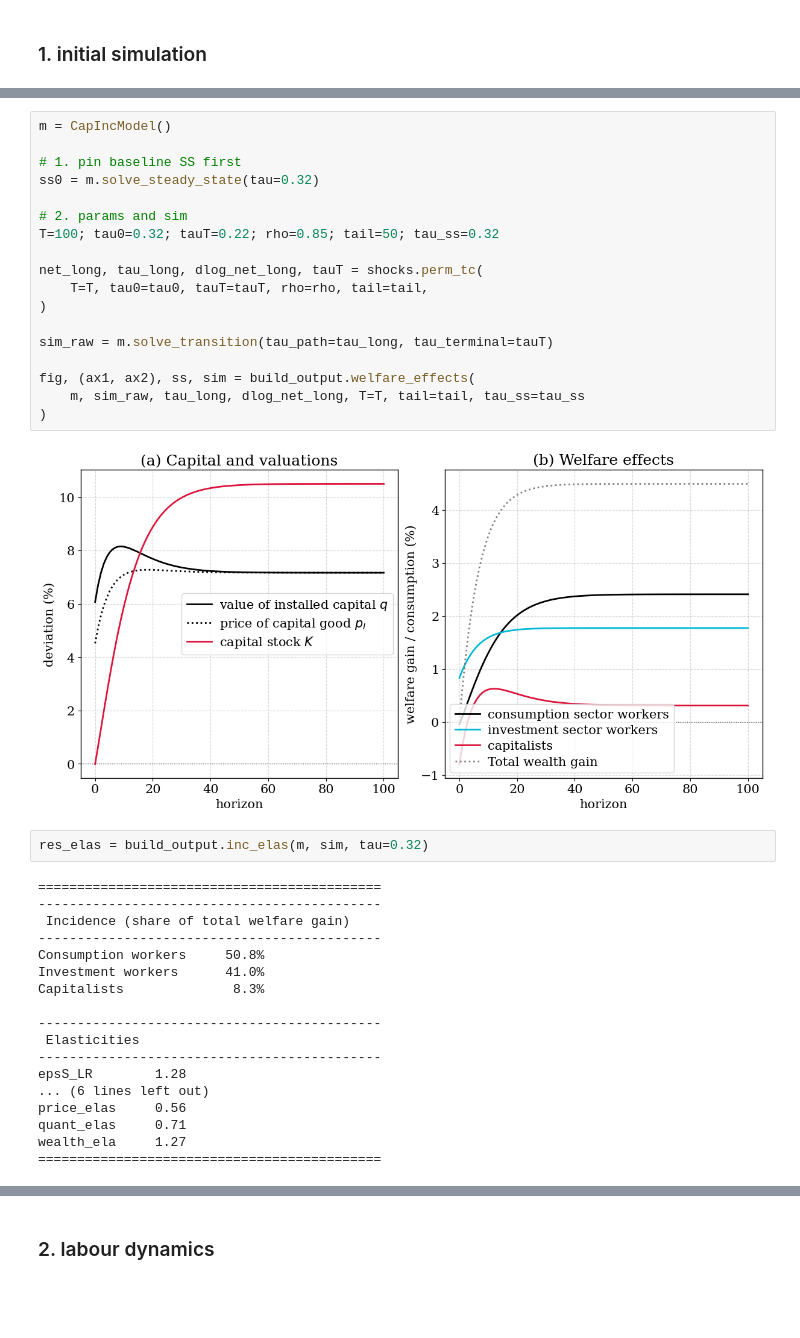
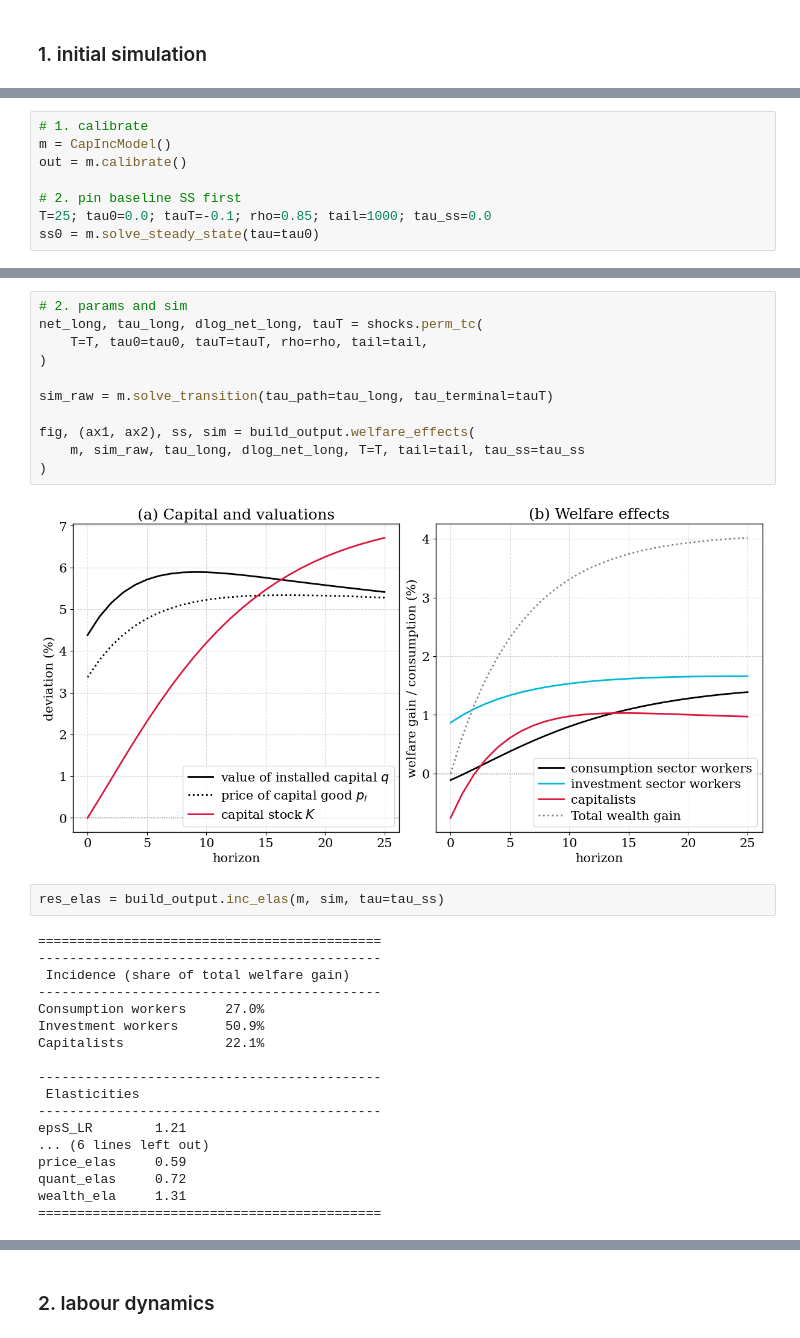
Before and after one commit to cfn368/ba_capinc, a Jupyter notebook: 3_interest_rate.ipynb, the cells around one changed output, grey strips where cells are left out. Saved outputs shown, nothing was run; the diff lists cells and outputs as text; blank space fills up the shorter version.

```diff
--- a/3_interest_rate.ipynb
+++ b/3_interest_rate.ipynb
@@ -8,0 +35,8 @@ The autoreload extension is already loaded. To reload it, use:
+# %%
+# 1. calibrate
+m = CapIncModel()
+out = m.calibrate()
+
+# 2. pin baseline SS first
+T=25; tau0=0.0; tauT=-0.1; rho=0.85; tail=1000; tau_ss=0.0
+ss0 = m.solve_steady_state(tau=tau0)
@@ -9,42 +61,35 @@ The autoreload extension is already loaded. To reload it, use:
 # %%
-m = CapIncModel()
-
-# 1. pin baseline SS first
-ss0 = m.solve_steady_state(tau=0.32)
-
 # 2. params and sim
-T=100; tau0=0.32; tauT=0.22; rho=0.85; tail=50; tau_ss=0.32
-
 net_long, tau_long, dlog_net_long, tauT = shocks.perm_tc(
     T=T, tau0=tau0, tauT=tauT, rho=rho, tail=tail,
 )
 
 sim_raw = m.solve_transition(tau_path=tau_long, tau_terminal=tauT)
 
 fig, (ax1, ax2), ss, sim = build_output.welfare_effects(
     m, sim_raw, tau_long, dlog_net_long, T=T, tail=tail, tau_ss=tau_ss
 )
 # %% [output]
-[figure, old version]
+[figure, new version]
 # %%
-res_elas = build_output.inc_elas(m, sim, tau=0.32)
+res_elas = build_output.inc_elas(m, sim, tau=tau_ss)
 # %% [output]
 ============================================
 --------------------------------------------
  Incidence (share of total welfare gain)
 --------------------------------------------
-Consumption workers     50.8%
-Investment workers      41.0%
-Capitalists              8.3%
+Consumption workers     27.0%
+Investment workers      50.9%
+Capitalists             22.1%
 
 --------------------------------------------
  Elasticities
 --------------------------------------------
-epsS_LR        1.28
+epsS_LR        1.21
 ... (6 lines left out)
-price_elas     0.56
-quant_elas     0.71
-wealth_ela     1.27
+price_elas     0.59
+quant_elas     0.72
+wealth_ela     1.31
 ============================================
 # %%
 # 1. get empirical path
```
Also changed, not shown: parts of 8 cells of this notebook, 5 other files.
